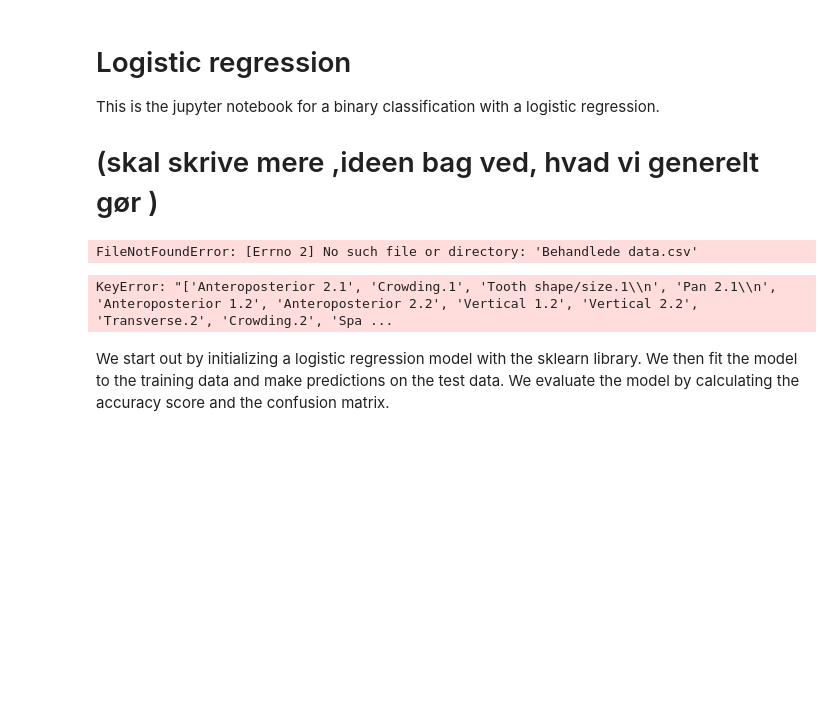
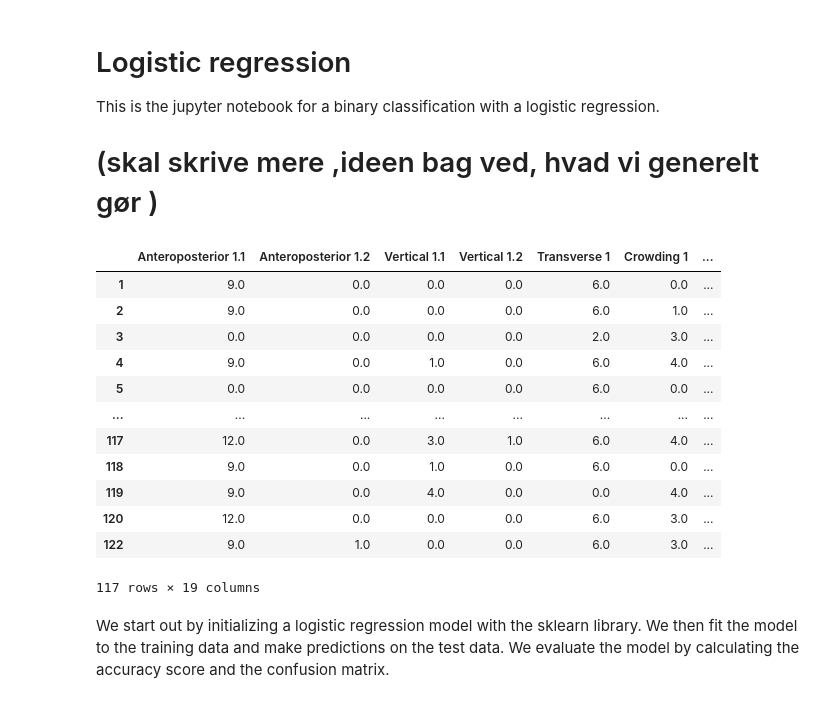
Before and after one commit to Christofferfuglkjaer/Dataproject, a Jupyter notebook: Logistisk-Regression.ipynb, the cells around one changed output. Saved outputs shown, nothing was run; the diff lists cells and outputs as text; code cells hidden in the pictures; blank space fills up the shorter version.

```diff
--- a/Logistisk-Regression.ipynb
+++ b/Logistisk-Regression.ipynb
@@ -18,10 +18,22 @@ import shap
 
 #np.random.seed(73101)
 # %%
-df = pd.read_csv('Behandlede data.csv', sep=';', header=0, index_col=0, decimal=',')
+df = pd.read_csv('Behandlet data.csv', sep=';', header=0, index_col=0, decimal=',')
 df
 # %% [output]
+|  | Anteroposterior 1.1 | Anteroposterior 1.2 | Vertical 1.1 | Vertical 1.2 | Transverse 1 | Crowding 1 | ... |
+| 1 | 9.0 | 0.0 | 0.0 | 0.0 | 6.0 | 0.0 | ... |
+| 2 | 9.0 | 0.0 | 0.0 | 0.0 | 6.0 | 1.0 | ... |
+| 3 | 0.0 | 0.0 | 0.0 | 0.0 | 2.0 | 3.0 | ... |
+| 4 | 9.0 | 0.0 | 1.0 | 0.0 | 6.0 | 4.0 | ... |
+| 5 | 0.0 | 0.0 | 0.0 | 0.0 | 6.0 | 0.0 | ... |
+| ... | ... | ... | ... | ... | ... | ... | ... |
+| 117 | 12.0 | 0.0 | 3.0 | 1.0 | 6.0 | 4.0 | ... |
+| 118 | 9.0 | 0.0 | 1.0 | 0.0 | 6.0 | 0.0 | ... |
+| 119 | 9.0 | 0.0 | 4.0 | 0.0 | 0.0 | 4.0 | ... |
+| 120 | 12.0 | 0.0 | 0.0 | 0.0 | 6.0 | 3.0 | ... |
+| 122 | 9.0 | 1.0 | 0.0 | 0.0 | 6.0 | 3.0 | ... |
-FileNotFoundError: [Errno 2] No such file or directory: 'Behandlede data.csv'
+117 rows × 19 columns
 # %%
 def pin_update(row):
     if row["Total Row Score C"] <= 5:
@@ -35,23 +47,23 @@ df['Output'] = Output
 
 
 df1 = df[["Anteroposterior 1.1",
+          'Anteroposterior 1.2',
+          'Vertical 1.1',
+          'Vertical 1.2',
+          'Transverse 1',
+          'Crowding 1',
+          'Spacing 1',
+          'Tooth shape/size 1',
+          'Pan 1',
           'Anteroposterior 2.1',
-          'Vertical 1.1',
+          'Anteroposterior 2.2',
           'Vertical 2.1',
-          'Transverse.1',
-          'Crowding.1',
-          'Spacing.1',
-          'Tooth shape/size.1\n',
-          'Pan 2.1\n',
-          'Anteroposterior 1.2',
-          'Anteroposterior 2.2',
-          'Vertical 1.2',
           'Vertical 2.2',
-          'Transverse.2',
-          'Crowding.2',
-          'Spacing.2',
-          'Tooth shape/size.2\n',
-           'Pan 2.2\n',
+          'Transverse 2',
+          'Crowding 2',
+          'Spacing 2',
+          'Tooth shape/size 2',
+           'Pan 2',
           'Output']]
 
 
@@ -69,8 +81,6 @@ scaler = MinMaxScaler()
 df1 = scaler.fit_transform(df1)
 
 X_train, X_test, y_train, y_test = train_test_split(df1, output_rows, test_size=0.25, shuffle=True)
-# %% [output]
-KeyError: "['Anteroposterior 2.1', 'Crowding.1', 'Tooth shape/size.1\\n', 'Pan 2.1\\n', 'Anteroposterior 1.2', 'Anteroposterior 2.2', 'Vertical 1.2', 'Vertical 2.2', 'Transverse.2', 'Crowding.2', 'Spa ...
 # %% [markdown]
 We start out by initializing a logistic regression model with the sklearn library. We then fit the model to the training data and make predictions on the test data. We evaluate the model by calculating the accuracy score and the confusion matrix.
 # %%
```
Also changed, not shown: parts of 5 cells of this notebook.
